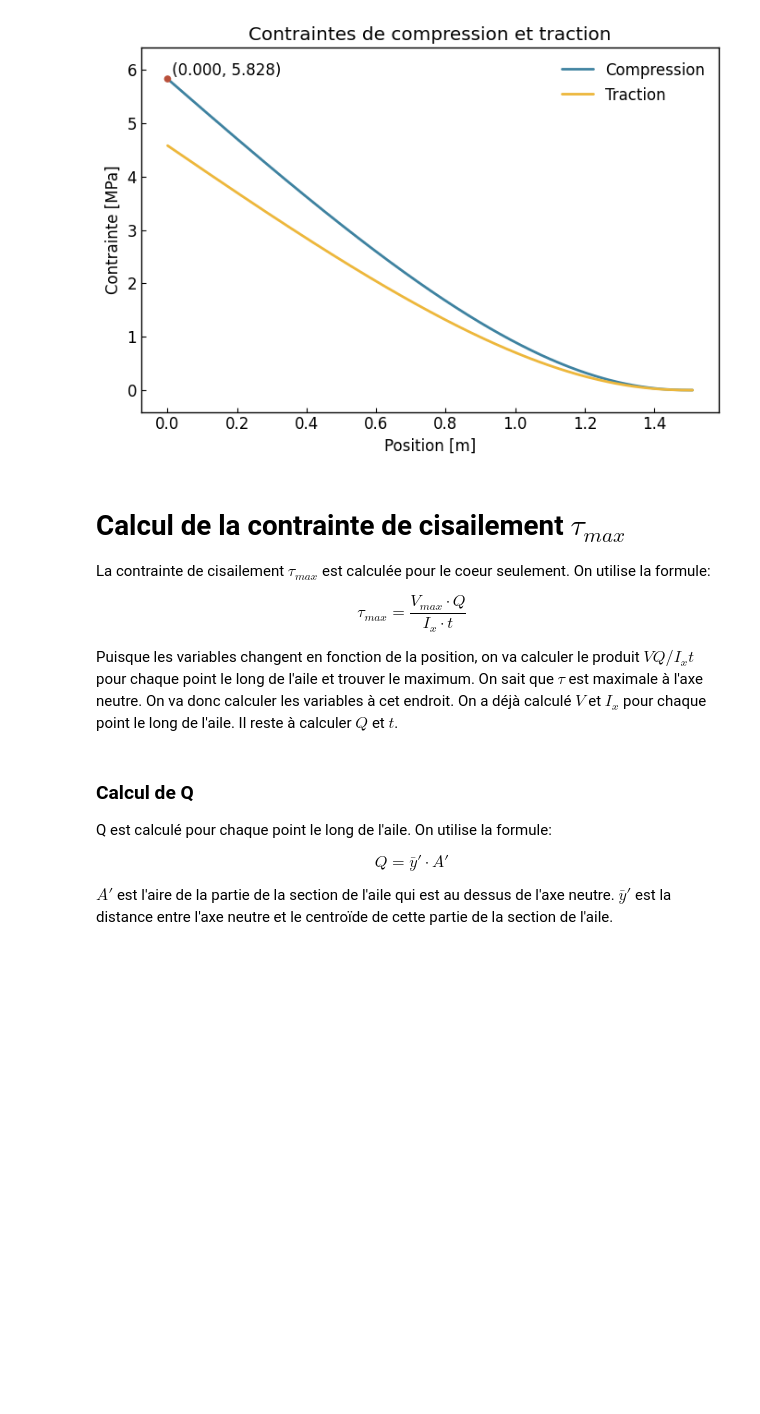
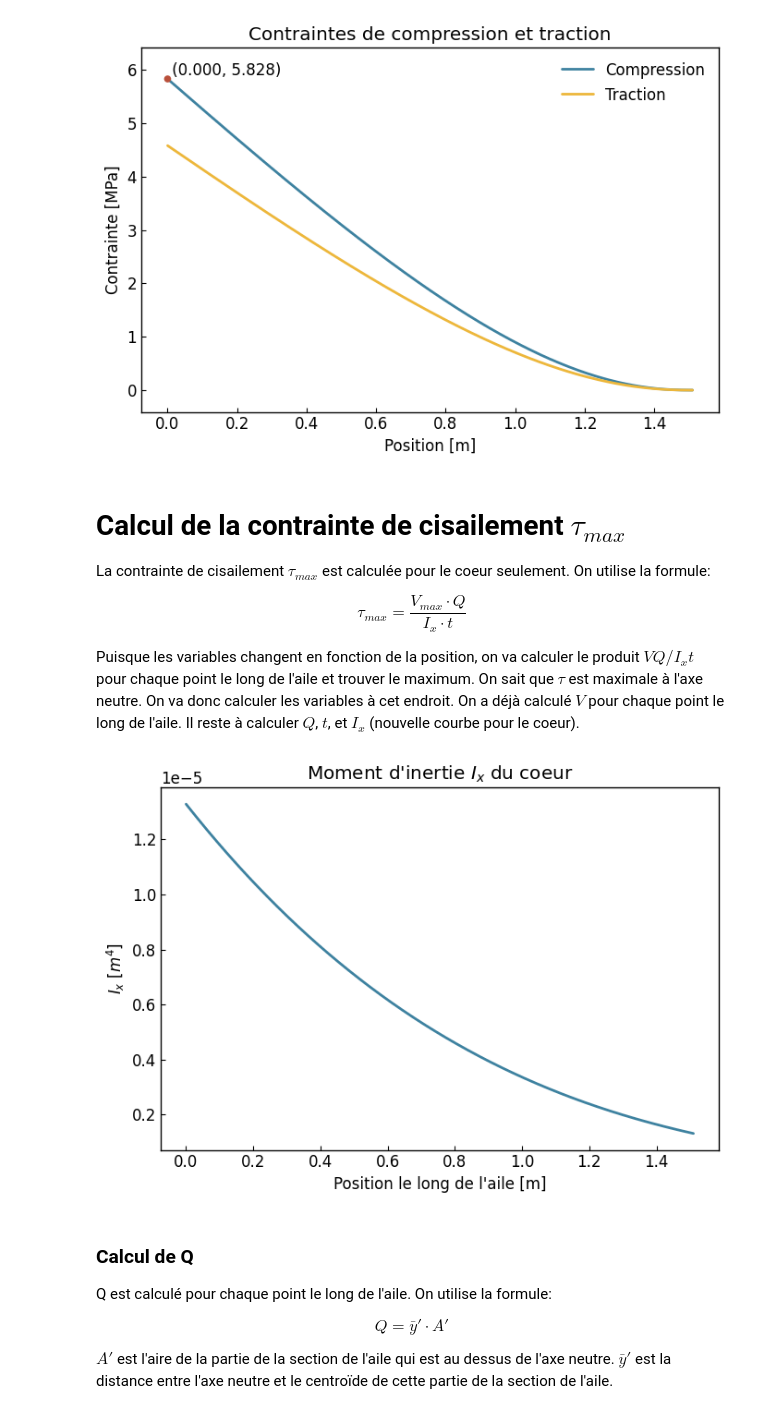
Before and after one commit to Oddball777/etude_cas_rdm, a Jupyter notebook: etude_cas_rdm/main.ipynb, the cells around one changed output. Saved outputs shown, nothing was run; the diff lists cells and outputs as text; code cells hidden in the pictures; blank space fills up the shorter version.

```diff
--- a/etude_cas_rdm/main.ipynb
+++ b/etude_cas_rdm/main.ipynb
@@ -312,7 +312,17 @@ La contrainte de cisailement $\tau_{max}$ est calculée pour le coeur seulement.
 $$\tau_{max} = \frac{V_{max} \cdot Q}{I_{x} \cdot t}$$
 
 Puisque les variables changent en fonction de la position, on va calculer le produit $VQ/I_xt$ pour chaque point le long de l'aile et trouver le maximum.
-On sait que $\tau$ est maximale à l'axe neutre. On va donc calculer les variables à cet endroit. On a déjà calculé $V$ et $I_x$ pour chaque point le long de l'aile. Il reste à calculer $Q$ et $t$.
+On sait que $\tau$ est maximale à l'axe neutre. On va donc calculer les variables à cet endroit. On a déjà calculé $V$ pour chaque point le long de l'aile. Il reste à calculer $Q$, $t$, et $I_{x}$ (nouvelle courbe pour le coeur).
+# %%
+valeurs_I_x_coeur = [coeur_aile.I_x(l) for l in positions_aile]
+curve_I_x_coeur = gl.Curve(positions_aile, valeurs_I_x_coeur)
+
+# Graphique
+fig = gl.Figure(size=(7, 5), x_label="Position le long de l'aile [m]", y_label='$I_x$ [$m^4$]', title="Moment d'inertie $I_x$ du coeur")
+fig.add_elements(curve_I_x_coeur)
+fig.show()
+# %% [output]
+[figure, added]
 # %% [markdown]
 ### Calcul de Q
 
```
Also changed, not shown: parts of 6 cells of this notebook.
